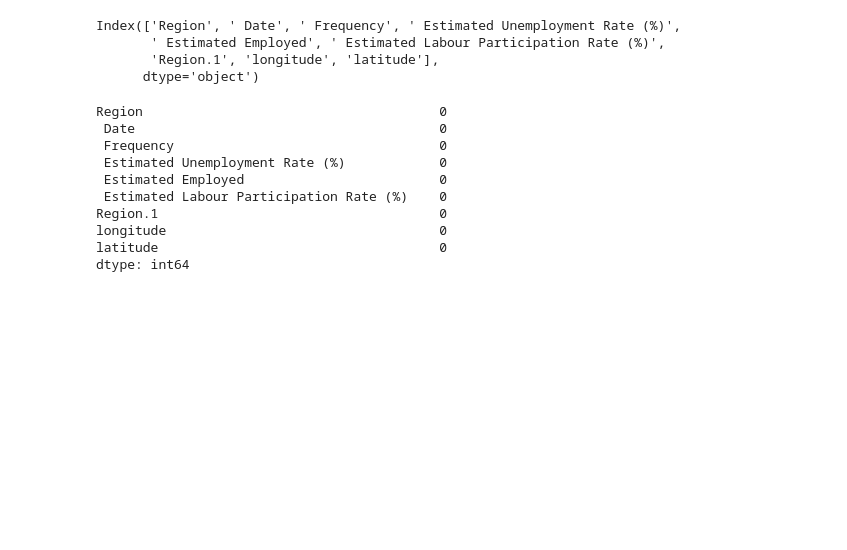
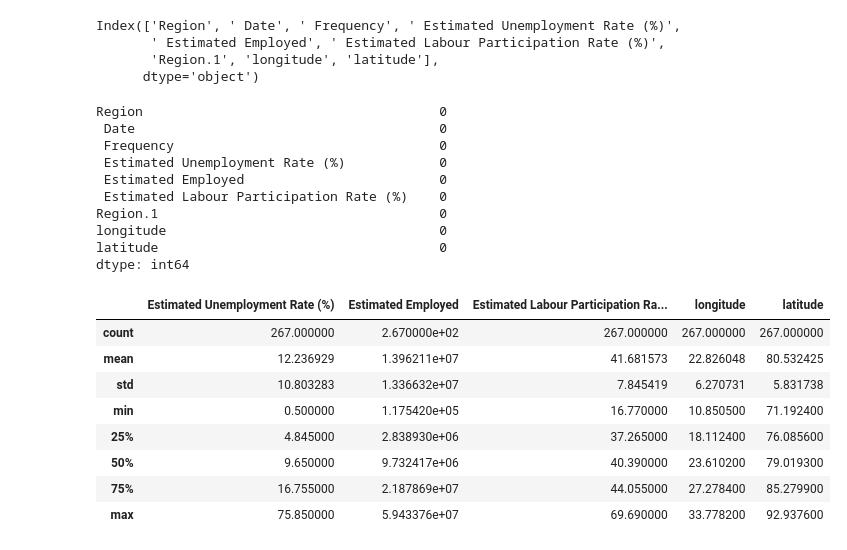
Before and after one commit to snaper20/OIBSIP, a Jupyter notebook: OASIS_INFOBYTE/UNEMPLOYMENT/UNEMPLOY.ipynb, the cells around one changed output. Saved outputs shown, nothing was run; the diff lists cells and outputs as text; code cells hidden in the pictures; blank space fills up the shorter version.

```diff
--- a/OASIS_INFOBYTE/UNEMPLOYMENT/UNEMPLOY.ipynb
+++ b/OASIS_INFOBYTE/UNEMPLOYMENT/UNEMPLOY.ipynb
@@ -33,0 +34,12 @@ unemployment_data[' Date=pd.to(data)']
+# %%
+unemployment_data.describe()
+# %% [output]
+|  | Estimated Unemployment Rate (%) | Estimated Employed | Estimated Labour Participation Ra... | longitude | latitude |
+| count | 267.000000 | 2.670000e+02 | 267.000000 | 267.000000 | 267.000000 |
+| mean | 12.236929 | 1.396211e+07 | 41.681573 | 22.826048 | 80.532425 |
+| std | 10.803283 | 1.336632e+07 | 7.845419 | 6.270731 | 5.831738 |
+| min | 0.500000 | 1.175420e+05 | 16.770000 | 10.850500 | 71.192400 |
+| 25% | 4.845000 | 2.838930e+06 | 37.265000 | 18.112400 | 76.085600 |
+| 50% | 9.650000 | 9.732417e+06 | 40.390000 | 23.610200 | 79.019300 |
+| 75% | 16.755000 | 2.187869e+07 | 44.055000 | 27.278400 | 85.279900 |
+| max | 75.850000 | 5.943376e+07 | 69.690000 | 33.778200 | 92.937600 |
```
Also changed, not shown: parts of 21 cells of this notebook.
